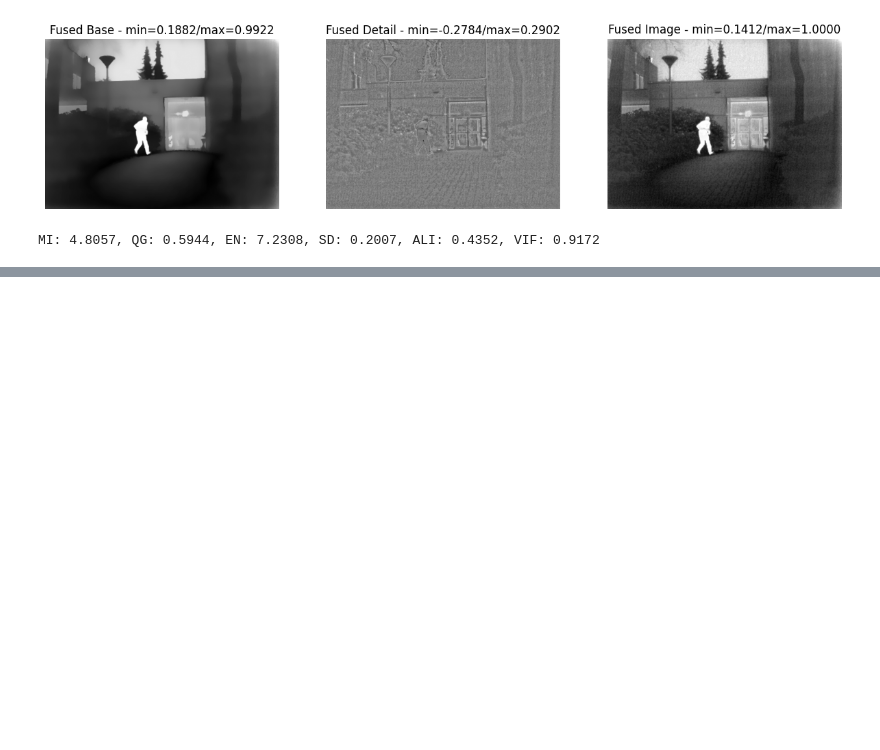
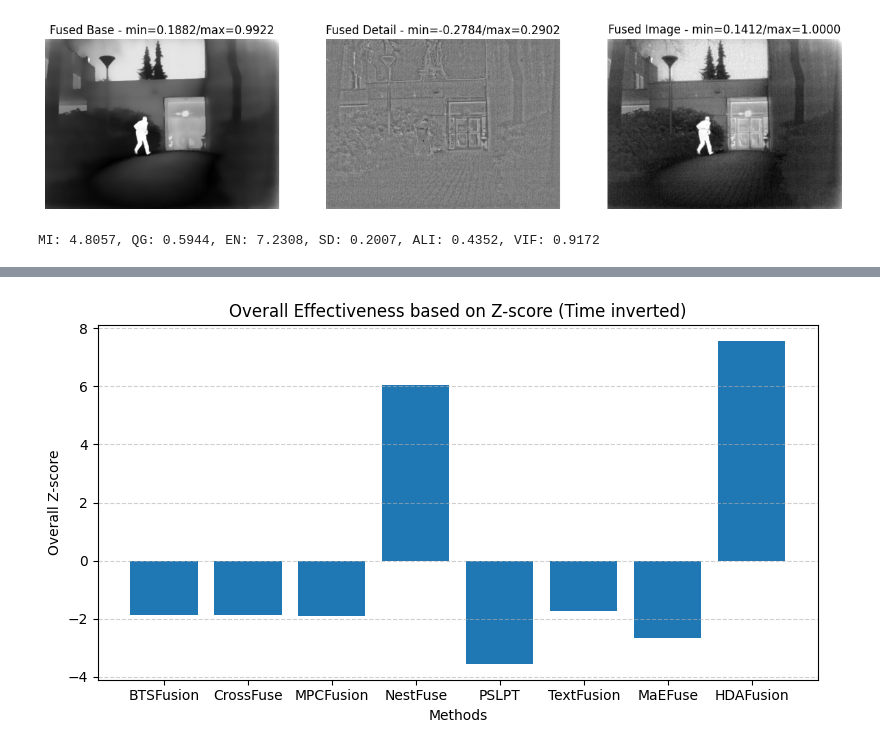
Before and after one commit to house3173/AGF_IVIF, a Jupyter notebook: test.ipynb, the cells around one changed output, grey strips where cells are left out. Saved outputs shown, nothing was run; the diff lists cells and outputs as text; code cells hidden in the pictures; blank space fills up the shorter version.

```diff
--- a/test.ipynb
+++ b/test.ipynb
@@ -84,0 +457,93 @@ hybrid: MI: 4.8057, QG: 0.5944, EN: 7.2308, SD: 0.2007, ALI: 0.4352, VIF: 0.9172
+# %%
+import numpy as np
+import pandas as pd
+
+# =======================
+# 1. Input data
+# =======================
+
+method_names = [
+    "BTSFusion",
+    "CrossFuse",
+    "MPCFusion",
+    "NestFuse",
+    "PSLPT",
+    "TextFusion",
+    "MaEFuse",
+    "HDAFusion",
+]
+
+metric_names = ["MI", "QG", "EN", "SD", "ALI", "Time"]
+
+import numpy as np
+
+Q = np.array([
+    [2.072970, 0.645040, 5.957787, 0.124926, 0.177546, 0.129862],
+    [2.803748, 0.661714, 6.181881, 0.131847, 0.183803, 0.947951],
+    [2.050643, 0.683293, 6.274434, 0.138663, 0.157166, 0.622277],
+    [4.615177, 0.797152, 6.287955, 0.157602, 0.174157, 0.291785],
+    [2.284171, 0.776847, 6.032722, 0.124064, 0.144151, 0.625695],
+    [3.207515, 0.641411, 5.659857, 0.139401, 0.169626, 0.172249],
+    [2.092314, 0.660282, 6.312638, 0.143859, 0.151730, 0.817992],
+    [5.136089, 0.810761, 6.364714, 0.155733, 0.186482, 0.347044],
+])
+
+
+# =======================
+# 2. Invert Time (lower is better)
+# =======================
+
+Q[:, -1] = -Q[:, -1]
+
+# =======================
+# 3. Z-score normalization
+# =======================
+
+mean = Q.mean(axis=0)
+std = Q.std(axis=0, ddof=0)   # ddof=0 giống MATLAB
+Z = (Q - mean) / std
+
+Z_table = pd.DataFrame(
+    Z,
+    index=method_names,
+    columns=metric_names
+)
+
+# =======================
+# 4. Overall effectiveness score
+# =======================
+
+score = Z.sum(axis=1)
+
+ranking_df = pd.DataFrame({
+    "Method": method_names,
+    "Zscore_Total": score
+}).sort_values(
+    by="Zscore_Total",
+    ascending=False
+).reset_index(drop=True)
+
+ranking_df["Rank"] = ranking_df.index + 1
+
+# =======================
+# 5. Display results
+# =======================
+
+print("===== Z-score Table (Time inverted) =====")
+print(Z_table.round(4))
+
+print("\n===== Overall Effectiveness Ranking =====")
+print(ranking_df.round(4))
+
+# =======================
+# 7. Bar plot
+# =======================
+plt.figure(figsize=(8, 4.5))
+plt.bar(method_names, score)
+plt.grid(True, axis="y", linestyle="--", alpha=0.6)
+plt.xlabel("Methods")
+plt.ylabel("Overall Z-score")
+plt.title("Overall Effectiveness based on Z-score (Time inverted)")
+plt.tight_layout()
+plt.show()
+# %% [output]
@@ -84,0 +567 @@ hybrid: MI: 4.8057, QG: 0.5944, EN: 7.2308, SD: 0.2007, ALI: 0.4352, VIF: 0.9172
+[figure, added]
```
Also changed, not shown: parts of 20 cells of this notebook, 43 other files.
